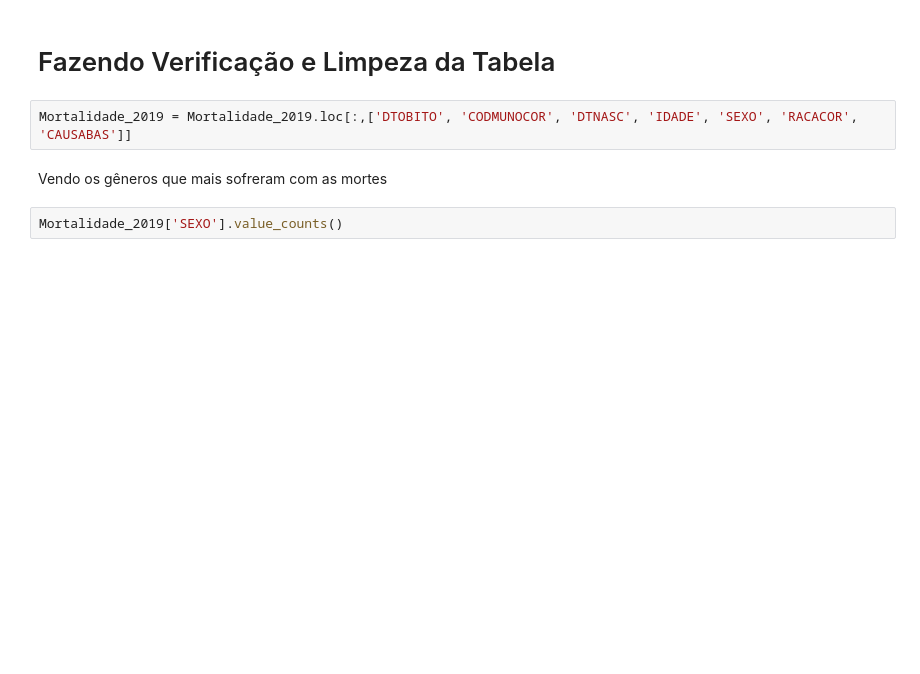
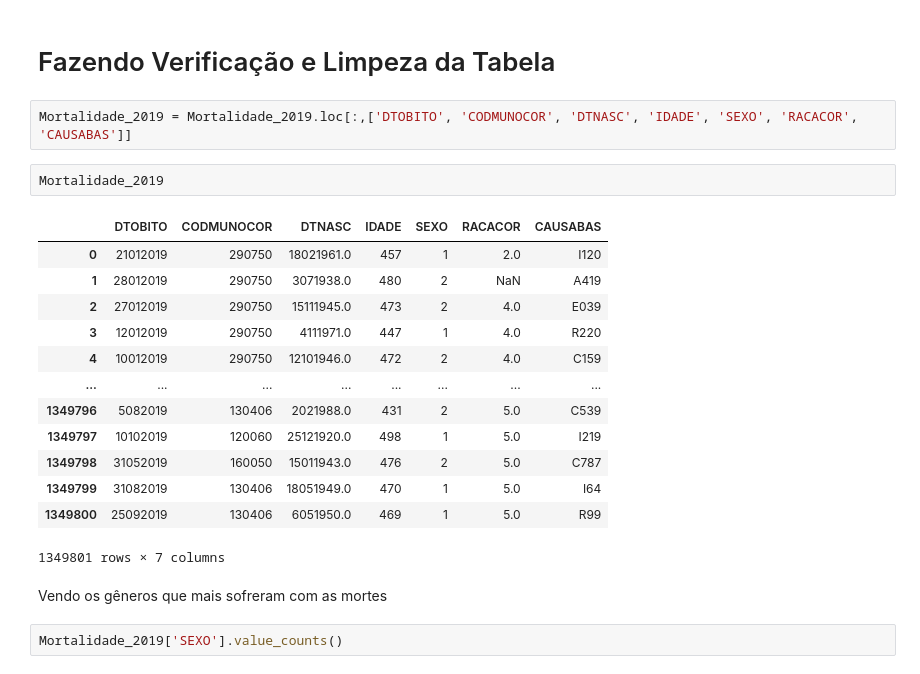
Before and after one commit to LYGuenka/Projeto-Final, a Jupyter notebook: Organização de dados.ipynb, the cells around one changed output. Saved outputs shown, nothing was run; the diff lists cells and outputs as text; blank space fills up the shorter version.

```diff
--- a/Organização de dados.ipynb
+++ b/Organização de dados.ipynb
@@ -20,6 +71,22 @@ Mortalidade_2019.columns
 # Fazendo Verificação e Limpeza da Tabela
 # %%
 Mortalidade_2019 = Mortalidade_2019.loc[:,['DTOBITO', 'CODMUNOCOR', 'DTNASC', 'IDADE', 'SEXO', 'RACACOR', 'CAUSABAS']]
+# %%
+Mortalidade_2019
+# %% [output]
+|  | DTOBITO | CODMUNOCOR | DTNASC | IDADE | SEXO | RACACOR | CAUSABAS |
+| 0 | 21012019 | 290750 | 18021961.0 | 457 | 1 | 2.0 | I120 |
+| 1 | 28012019 | 290750 | 3071938.0 | 480 | 2 | NaN | A419 |
+| 2 | 27012019 | 290750 | 15111945.0 | 473 | 2 | 4.0 | E039 |
+| 3 | 12012019 | 290750 | 4111971.0 | 447 | 1 | 4.0 | R220 |
+| 4 | 10012019 | 290750 | 12101946.0 | 472 | 2 | 4.0 | C159 |
+| ... | ... | ... | ... | ... | ... | ... | ... |
+| 1349796 | 5082019 | 130406 | 2021988.0 | 431 | 2 | 5.0 | C539 |
+| 1349797 | 10102019 | 120060 | 25121920.0 | 498 | 1 | 5.0 | I219 |
+| 1349798 | 31052019 | 160050 | 15011943.0 | 476 | 2 | 5.0 | C787 |
+| 1349799 | 31082019 | 130406 | 18051949.0 | 470 | 1 | 5.0 | I64 |
+| 1349800 | 25092019 | 130406 | 6051950.0 | 469 | 1 | 5.0 | R99 |
+1349801 rows × 7 columns
 # %% [markdown]
 Vendo os gêneros que mais sofreram com as mortes
 # %%
```
Also changed, not shown: parts of 28 cells of this notebook.
